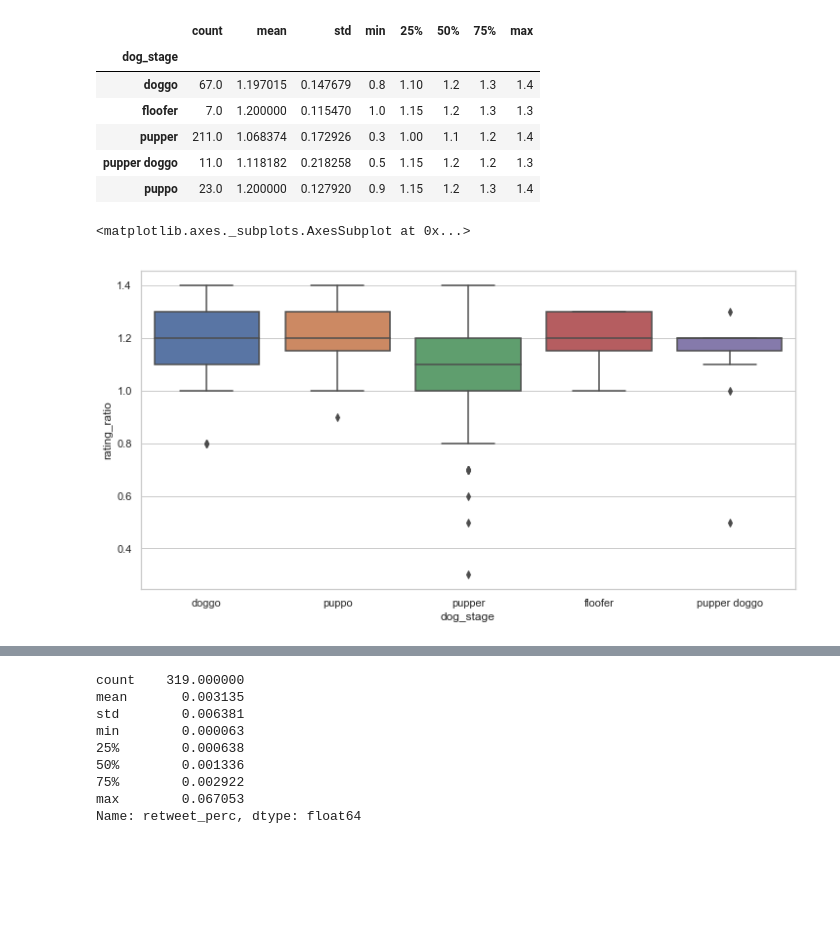
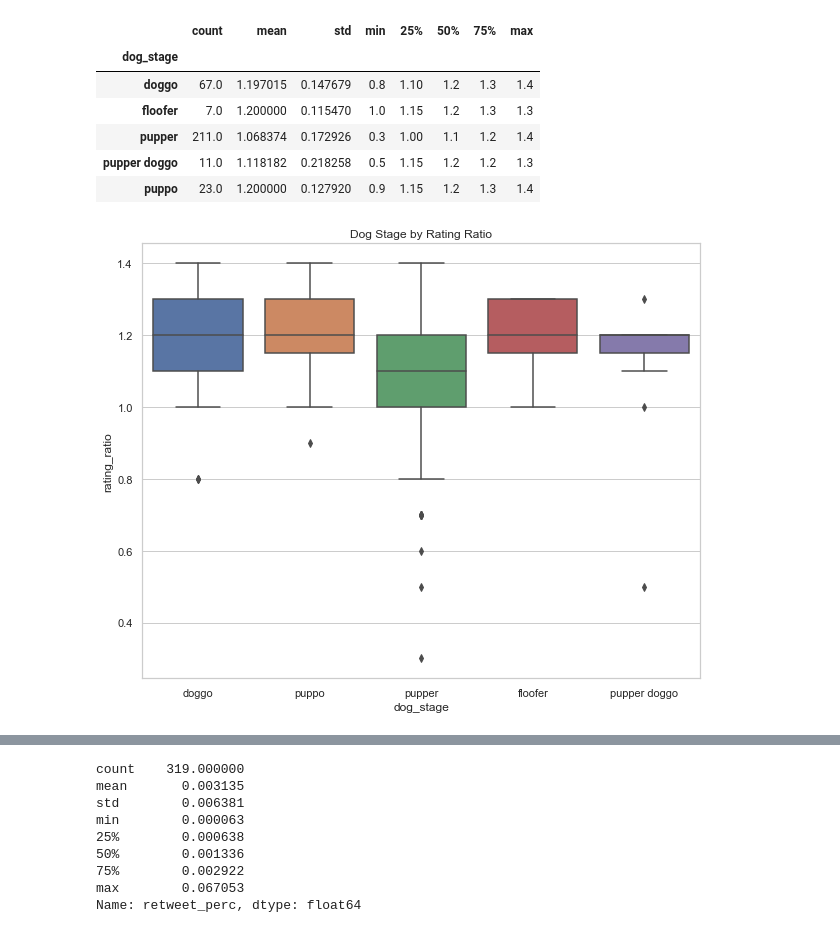
Before and after one commit to jemc36/Udacity-DAND-DataWrangling-TwitterAPI-WeRateDogs, a Jupyter notebook: wrangle_act.ipynb, the cells around one changed output, grey strips where cells are left out. Cells and saved outputs as stored; diff of their text form; code cells hidden in the pictures; blank space fills up the shorter version.

```diff
--- a/wrangle_act.ipynb
+++ b/wrangle_act.ipynb
@@ -582,6 +614,8 @@ df1_clean3['timestampn'] = pd.to_datetime(df1_clean3['timestamp'])
 # %%
 # 2. extract data before August, 1st, 2017
 df1_clean4 = df1_clean3[df1_clean3['timestampn'] <= '2017-08-01']
+# %%
+df1_clean4 = df1_clean4.drop(columns='timestamp')
 # %% [markdown]
 ##### Test
 # %%
@@ -617,4 +671,6 @@ df1_clean4[df1_clean4['timestampn'] >= '2017-08-01']
+# %%
+df2_clean_1 = df2_clean[['tweet_id','jpg_url']]
 # %%
-df1_clean5 = pd.merge(df1_clean4, df2_clean, on='tweet_id', how='inner')
+df1_clean5 = pd.merge(df1_clean4, df2_clean_1, on='tweet_id', how='inner')
 # %% [markdown]
 ##### Test
@@ -967,7 +927,7 @@ df1_clean9['dog_stage'] = (df1_clean9['pupper']+' '+df1_clean9['doggo']+' '+df1_
 # %%
 df1_clean9['dog_stage'] = df1_clean9['dog_stage'].str.replace('  ',' ',regex=False)
 # %%
-df1_clean10 = df1_clean9.drop(columns=['doggo','floofer','pupper','puppo','timestamp','text','name','rating_numerator','rating_denominator','p1','p1_conf','p1_dog','p2','p2_conf','p2_dog','p3','p3_conf','p3_dog','jpg_url','img_num'])
+df1_clean10 = df1_clean9.drop(columns=['doggo','floofer','pupper','puppo','name','rating_numerator','rating_denominator'])
 # %%
 df1_clean10 = pd.merge(df1_clean10, df3_clean2, on='tweet_id', how='left')
 # %% [markdown]
@@ -1156,11 +1115,11 @@ a1.groupby('dog_stage')['rating_ratio'].describe()
 | pupper doggo | 11.0 | 1.118182 | 0.218258 | 0.5 | 1.15 | 1.2 | 1.2 | 1.3 |
 | puppo | 23.0 | 1.200000 | 0.127920 | 0.9 | 1.15 | 1.2 | 1.3 | 1.4 |
 # %%
-plt.figure(figsize=(12,6))
-sns.boxplot(x='dog_stage', y="rating_ratio", data=a1)
+plt.figure(figsize=(10,8))
+sns.set(style="whitegrid")
+sns.boxplot(x='dog_stage', y="rating_ratio", data=a1).set_title('Dog Stage by Rating Ratio');
 # %% [output]
-<matplotlib.axes._subplots.AxesSubplot at 0x...>
-[figure, old version]
+[figure, new version]
 # %%
 a1['fav_perc'].describe()
 # %% [output]
```
Also changed, not shown: parts of 80 cells of this notebook, 8 other files.
